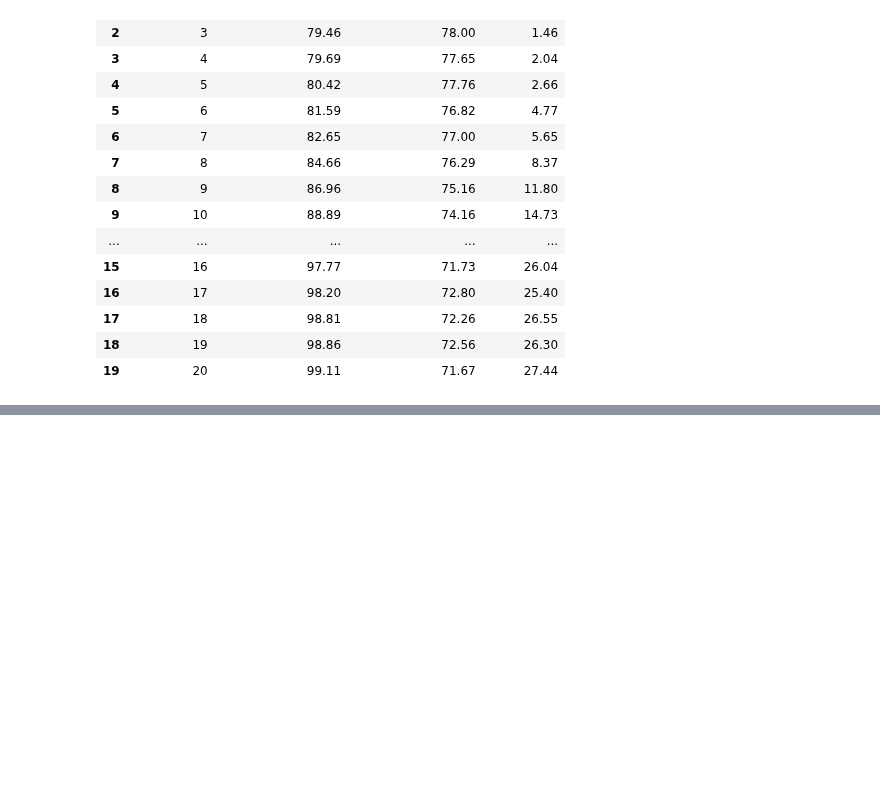
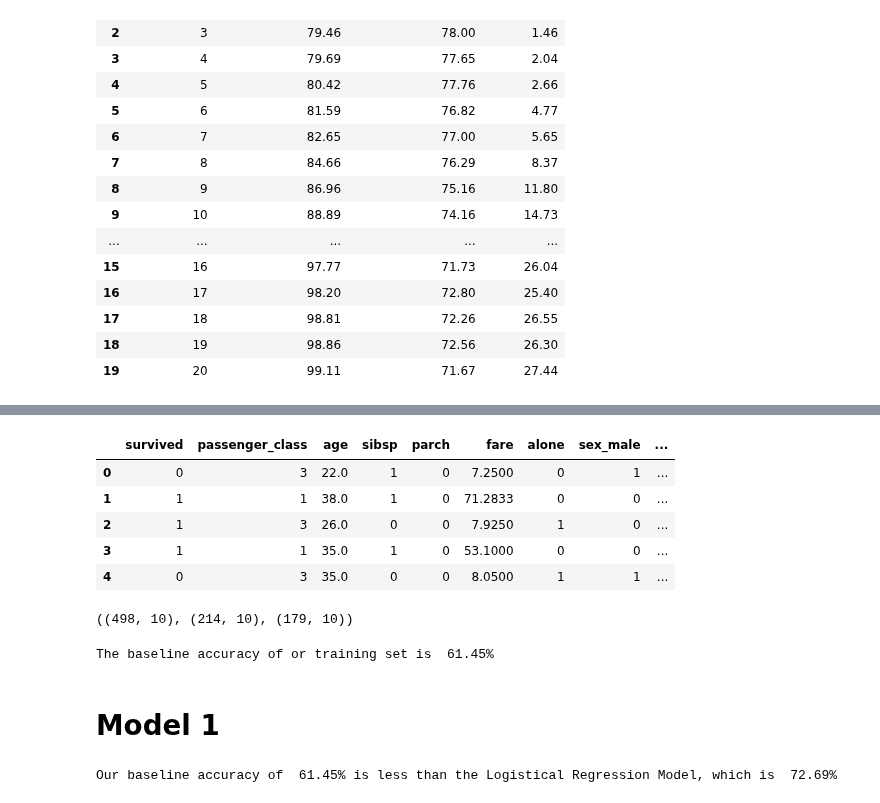
Before and after one commit to BraedenWright/classification-exercises, a Jupyter notebook: model.ipynb, the cells around one changed output, grey strips where cells are left out. Saved outputs shown, nothing was run; the diff lists cells and outputs as text; code cells hidden in the pictures; blank space fills up the shorter version.

```diff
--- a/model.ipynb
+++ b/model.ipynb
@@ -1490,0 +1512,33 @@ metrics_df.pivot_table(index=['k_classifier', 'sample'])
+# %%
+avg_age = df.age.mean()
+df.age = df.age.fillna(avg_age)
+
+df = df.drop(columns=['deck', 'embarked', 'class', 'passenger_id'])
+df = df.rename(columns={'pclass':'passenger_class'})
+df['embark_town'] = df.embark_town.fillna('Southampton')
+titanic_dummy = pd.get_dummies(df[['sex', 'embark_town']],
+                          dummy_na=False,
+                         drop_first = [True, True])
+df = pd.concat([df, titanic_dummy], axis=1)
+
+df = df.drop(columns=['sex', 'embark_town'])
+df.head()
+# %% [output]
+|  | survived | passenger_class | age | sibsp | parch | fare | alone | sex_male | ... |
+| 0 | 0 | 3 | 22.0 | 1 | 0 | 7.2500 | 0 | 1 | ... |
+| 1 | 1 | 1 | 38.0 | 1 | 0 | 71.2833 | 0 | 0 | ... |
+| 2 | 1 | 3 | 26.0 | 0 | 0 | 7.9250 | 1 | 0 | ... |
+| 3 | 1 | 1 | 35.0 | 1 | 0 | 53.1000 | 0 | 0 | ... |
+| 4 | 0 | 3 | 35.0 | 0 | 0 | 8.0500 | 1 | 1 | ... |
+# %%
+train, test = train_test_split(df,
+                               train_size = 0.8,
+                               random_state=9337)
+
+train, validate = train_test_split(train,
+                                  train_size = 0.7,
+                                  random_state=9337)
+
+train.shape, validate.shape, test.shape
+# %% [output]
+((498, 10), (214, 10), (179, 10))
@@ -1490,0 +1554,29 @@ metrics_df.pivot_table(index=['k_classifier', 'sample'])
+# %%
+baseline_accuracy = (train.survived == 0).mean()
+
+print(f'The baseline accuracy of or training set is {baseline_accuracy: .2%}')
+# %% [output]
+The baseline accuracy of or training set is  61.45%
+# %% [markdown]
+# Model 1
+# %%
+# Create a model that includes age in addition to fare and pclass
+
+# Make it
+logit = LogisticRegression(random_state=9337)
+
+# Features to focus on
+features = ['age', 'fare', 'passenger_class']
+
+# Fit it
+logit.fit(x_train[features], y_train)
+
+# Predict
+y_pred = logit.predict(x_train[features])
+
+# Model Score
+m_score = logit.score(x_train[features], y_train)
+
+print(f'Our baseline accuracy of {baseline_accuracy: .2%} is less than the Logistical Regression Model, which is {m_score: .2%}')
+# %% [output]
+Our baseline accuracy of  61.45% is less than the Logistical Regression Model, which is  72.69%
```
Also changed, not shown: parts of 105 cells of this notebook.
